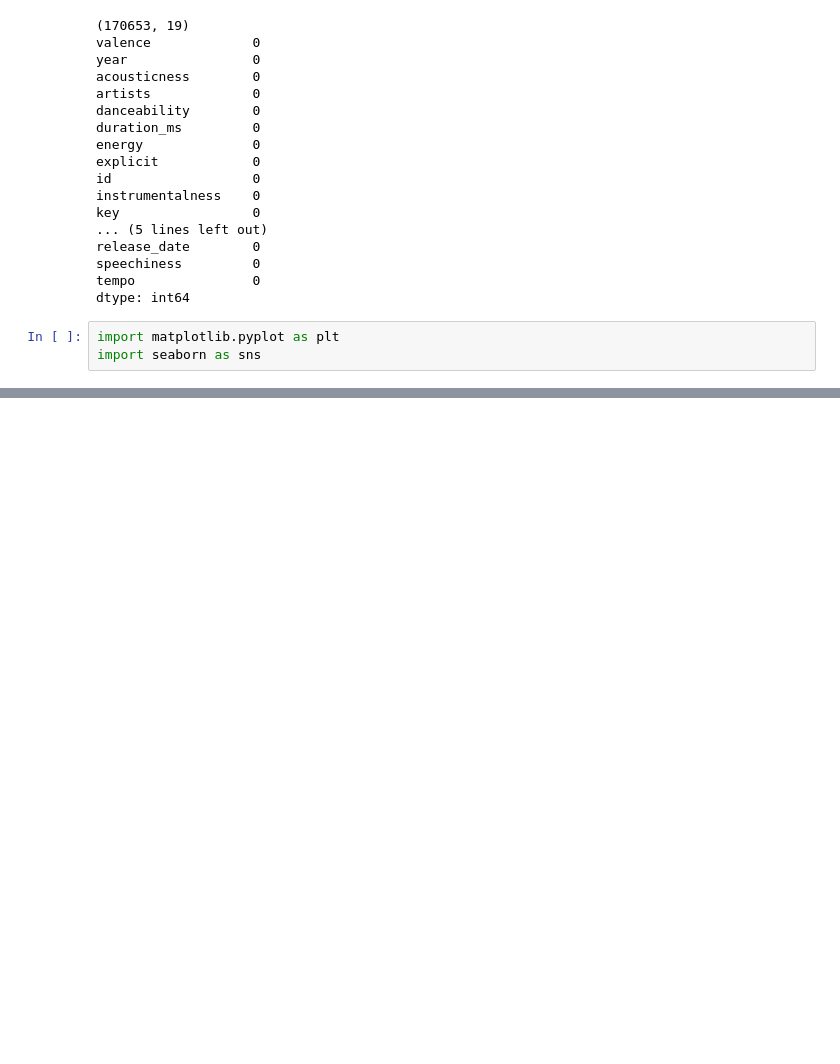
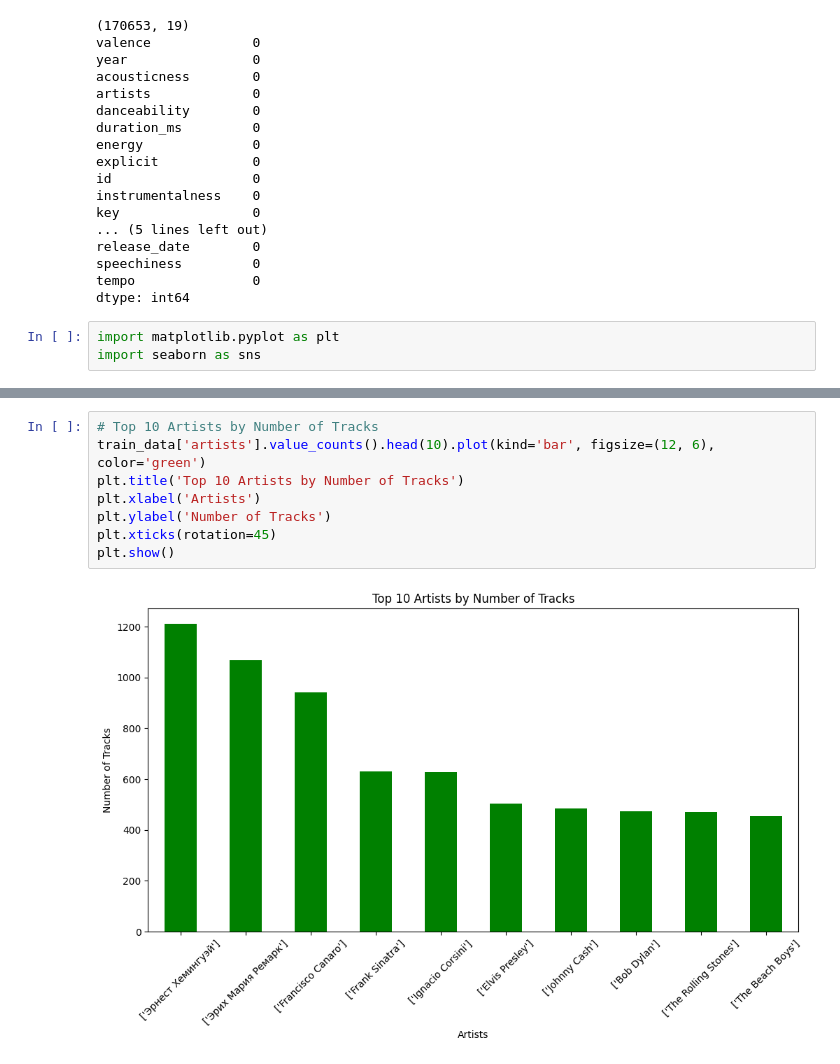
Before and after one commit to Nobodybob1/Music-Recommendation, a Jupyter notebook: main.ipynb, the cells around one changed output, grey strips where cells are left out. Saved outputs shown, nothing was run; the diff lists cells and outputs as text; blank space fills up the shorter version.

```diff
--- a/main.ipynb
+++ b/main.ipynb
@@ -69,0 +108,10 @@ import seaborn as sns
+# %%
+# Top 10 Artists by Number of Tracks
+train_data['artists'].value_counts().head(10).plot(kind='bar', figsize=(12, 6), color='green')
+plt.title('Top 10 Artists by Number of Tracks')
+plt.xlabel('Artists')
+plt.ylabel('Number of Tracks')
+plt.xticks(rotation=45)
+plt.show()
+# %% [output]
+[figure, added]
```
Also changed, not shown: parts of 10 cells of this notebook.
